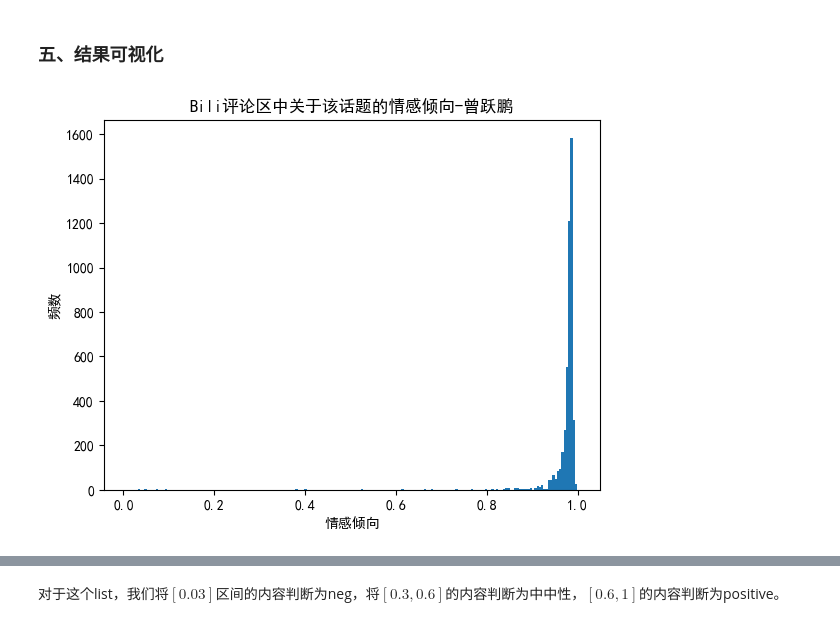
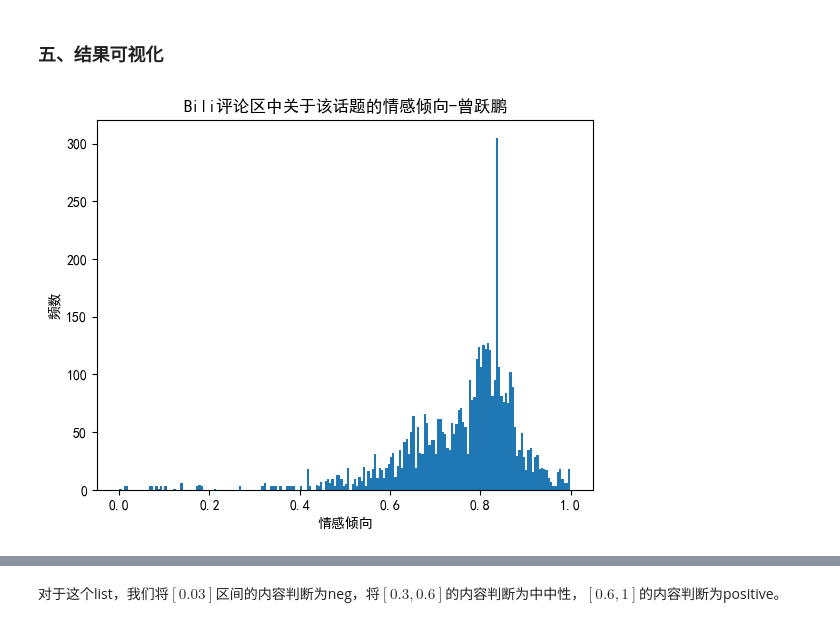
Before and after one commit to moonchildink/WeiboCommentEmotionAnalysis, a Jupyter notebook: process.ipynb, the cells around one changed output, grey strips where cells are left out. Saved outputs shown, nothing was run; the diff lists cells and outputs as text; code cells hidden in the pictures.

```diff
--- a/process.ipynb
+++ b/process.ipynb
@@ -672,16 +708,16 @@ EmotionList3 = [emotion[0][0] for emotion in EmtionList]
 # %%
 import matplotlib.pyplot as plt
 plt.rcParams["font.sans-serif"]=["SimHei"] #设置字体
 plt.rcParams["axes.unicode_minus"]=False #该语句解决图像中的“-”负号的乱码问题
 
 
-plt.hist(EmtionList1,bins=200)
+plt.hist(EmotionList1,bins=200)
 plt.xlabel('情感倾向')
 plt.ylabel('频数')
 plt.title("Bili评论区中关于该话题的情感倾向-曾跃鹏")
 plt.show()
 # %% [output]
-[figure, old version]
+[figure, new version]
 # %%
 plt.hist(EmotionList2,bins=200)
 plt.xlabel('情感倾向')
```
Also changed, not shown: parts of 18 cells of this notebook, 1 other file.
